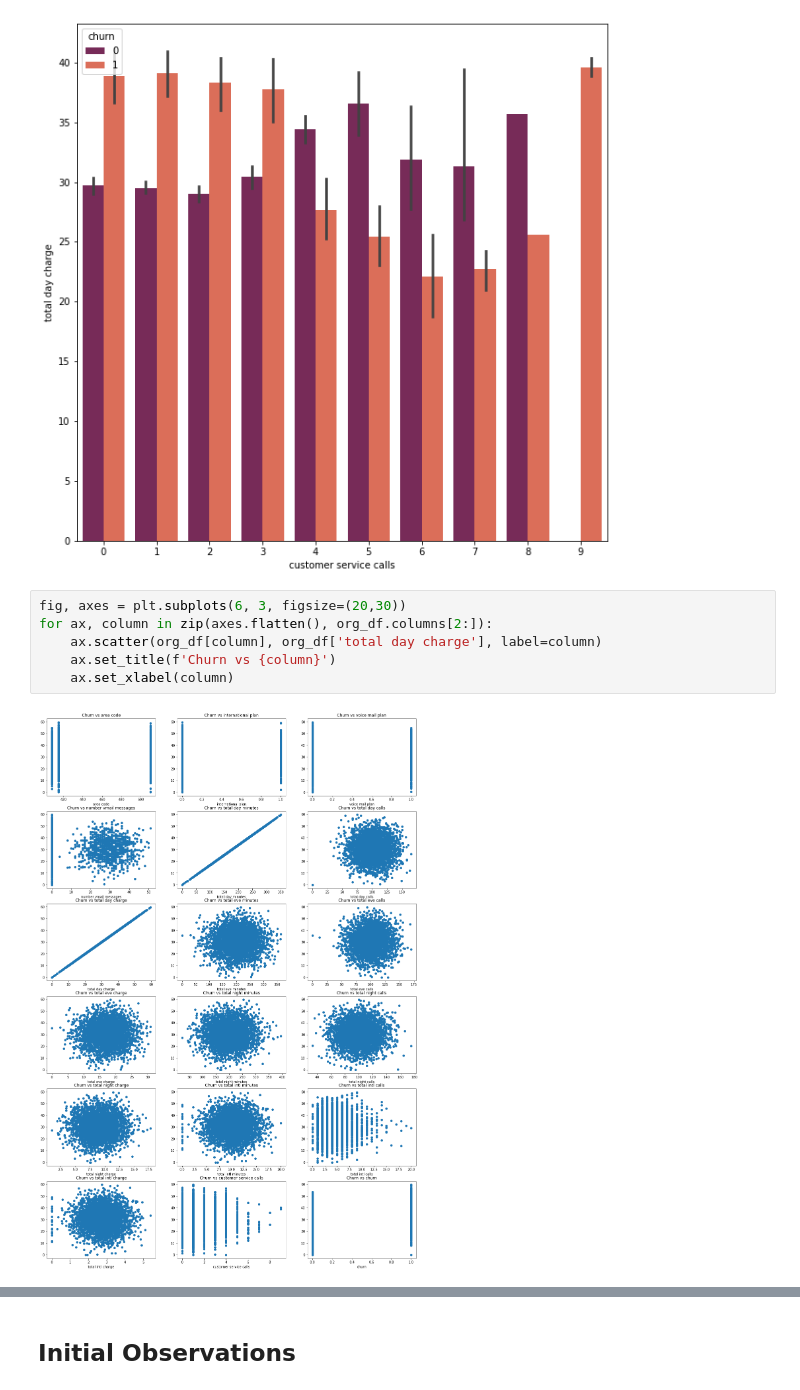
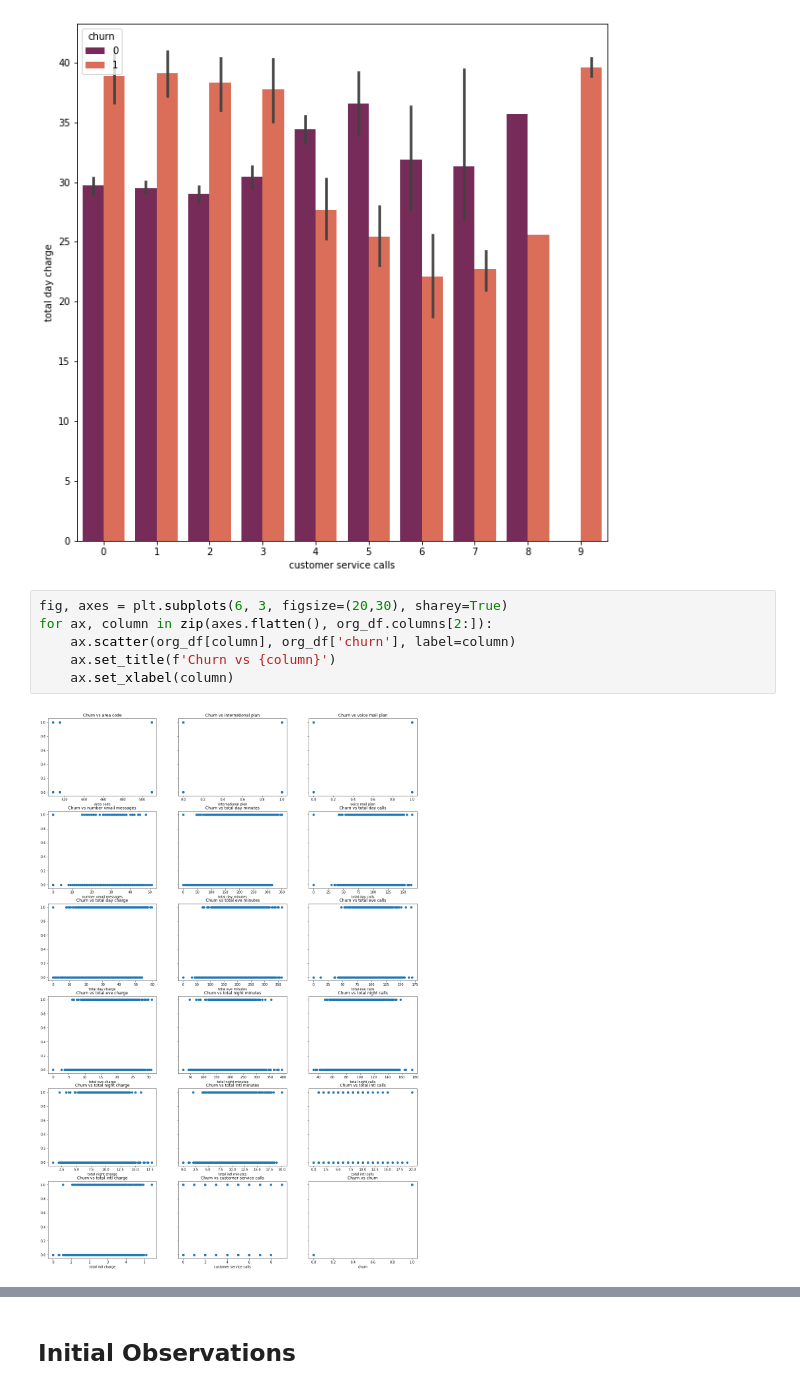
Before and after one commit to pleasecallmejax/Churn-Telecom-Modeling-Projects, a Jupyter notebook: EDA First Notebook.ipynb, the cells around one changed output, grey strips where cells are left out. Saved outputs shown, nothing was run; the diff lists cells and outputs as text.

```diff
--- a/EDA First Notebook.ipynb
+++ b/EDA First Notebook.ipynb
@@ -98,10 +94,10 @@ sns.barplot(x = 'customer service calls', y = 'total day charge', \
 <AxesSubplot:xlabel='customer service calls', ylabel='total day charge'>
 [figure]
 # %%
-fig, axes = plt.subplots(6, 3, figsize=(20,30))
+fig, axes = plt.subplots(6, 3, figsize=(20,30), sharey=True)
 for ax, column in zip(axes.flatten(), org_df.columns[2:]):
-    ax.scatter(org_df[column], org_df['total day charge'], label=column)
+    ax.scatter(org_df[column], org_df['churn'], label=column)
     ax.set_title(f'Churn vs {column}')
     ax.set_xlabel(column)
 # %% [output]
-[figure, old version]
+[figure, new version]
```
Also changed, not shown: parts of 3 cells of this notebook.
